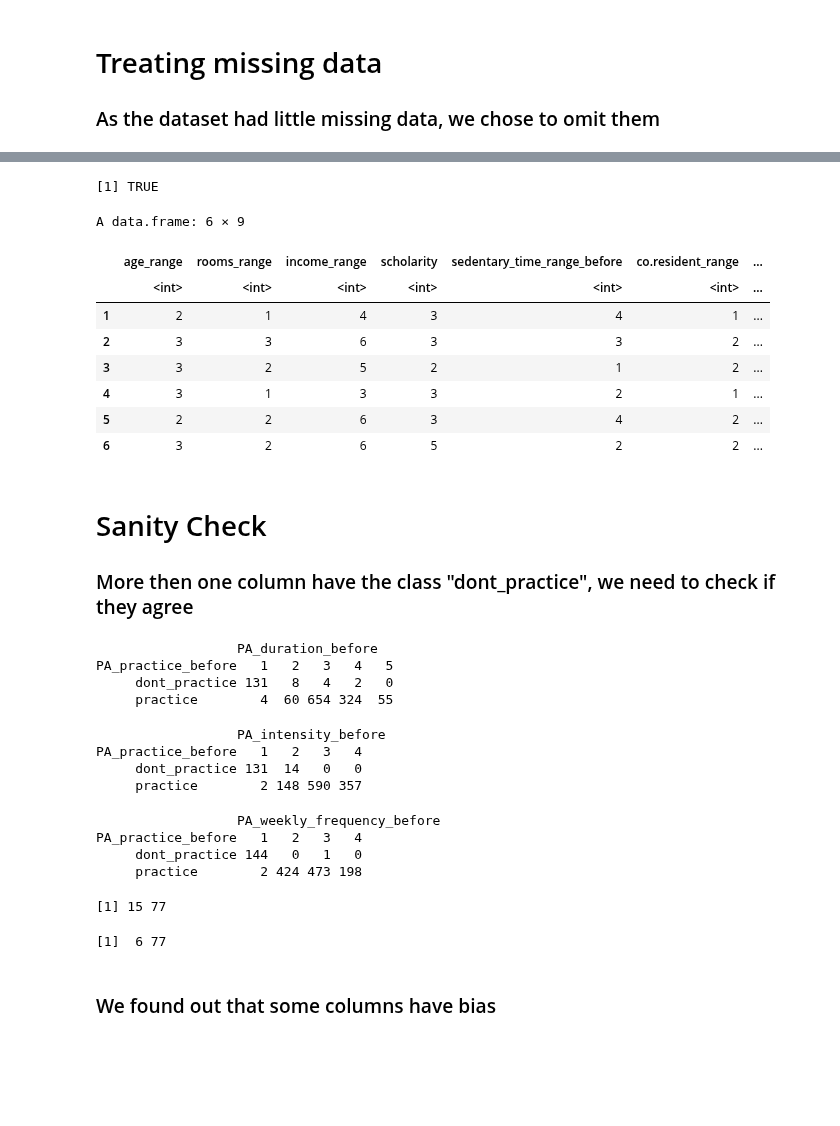
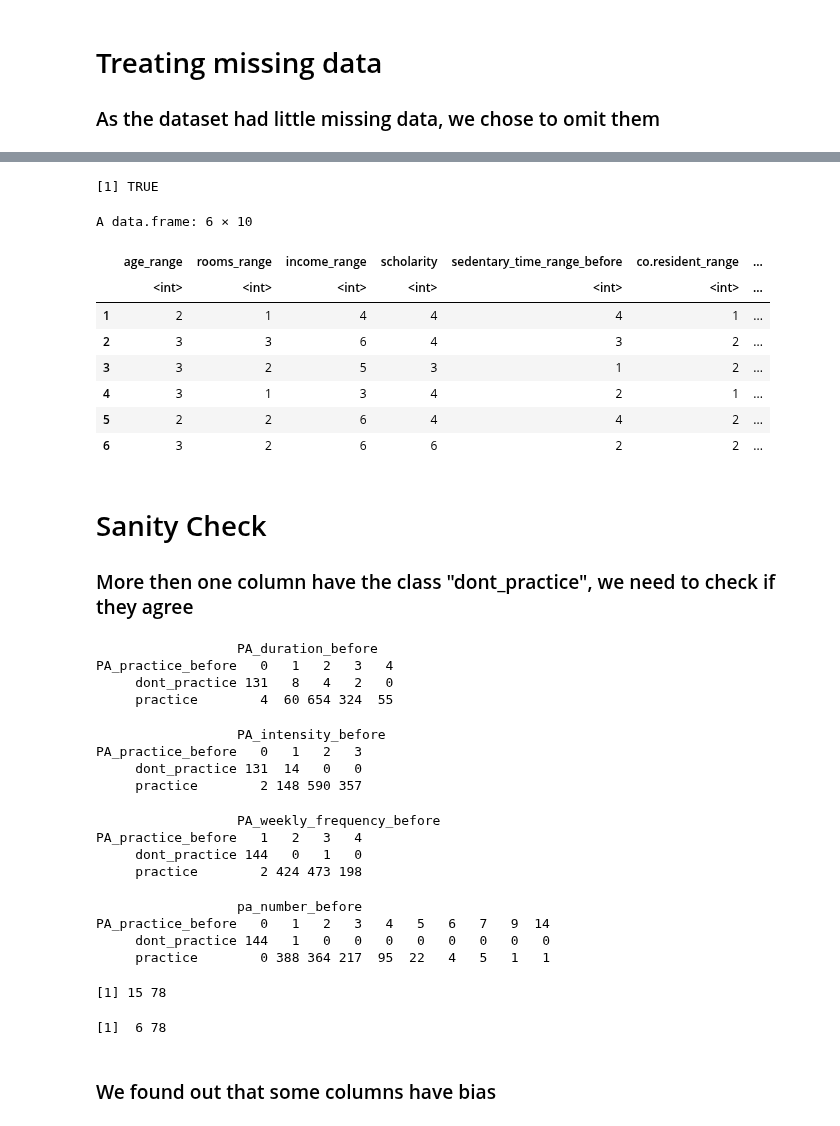
Before and after one commit to LASOS-INT/Barreiras-e-Facilitadores, a Jupyter notebook: R-notebooks/Script-main.ipynb, the cells around one changed output, grey strips where cells are left out. Cells and saved outputs as stored; diff of their text form; code cells hidden in the pictures; blank space fills up the shorter version.

```diff
--- a/R-notebooks/Script-main.ipynb
+++ b/R-notebooks/Script-main.ipynb
@@ -36,0 +35,9 @@ unique(sapply(before_dataset, class))
+# %%
+sports = c('running_before','hiking_before','cycling_before','muscle_training_before',
+'soccer_before','tennis_before','volleyball_before','basketball_before',
+'swimming_before','surfing_before','yoga_before','pilates_before',
+'fighting_before','other_sports_before')
+
+before_dataset[, "pa_number_before"] = rowSums(before_dataset[, sports])
+
+before_dataset[, "pa_number_before"]
@@ -53,13 +76,5 @@ before_dataset$PA_practice_before[before_dataset$PA_practice_before == 1] <- "do
 before_dataset$PA_practice_during[before_dataset$PA_practice_during == 0] <- "practice"
 before_dataset$PA_practice_during[before_dataset$PA_practice_during == 1] <- "dont_practice"
 
-
-before_dataset$PA_intensity_before[before_dataset$PA_intensity_before == 4] <- "0"
-
-before_dataset$PA_duration_before[before_dataset$PA_duration_before == 5] <- "0"
-
-
-
-before_dataset[] <- lapply(before_dataset, as.factor)
-
-before_dataset[1190:1200, c("PA_duration_before", "PA_intensity_before")]
+before_dataset$PA_intensity_before[before_dataset$PA_intensity_before == 4] <- 0
+before_dataset$PA_duration_before[before_dataset$PA_duration_before == 5] <- 0
@@ -81,33 +81,38 @@ A data.frame: 11 × 2
 # %%
-ordinal_columns = c(
+numeric_columns = c(
     'age_range',
     'rooms_range',
     'income_range',
     'scholarity',
     'sedentary_time_range_before',
     'co.resident_range',
     "PA_weekly_frequency_before",
     'PA_intensity_before',
-    'PA_duration_before'
+    'PA_duration_before',
+    "pa_number_before"
+)
+columns = names(before_dataset)
+categorical_columns <- columns[!columns %in% numeric_columns]
 
-)
-before_dataset[, ordinal_columns] <- lapply(before_dataset[, ordinal_columns], as.integer)
 
+before_dataset[, categorical_columns] <- lapply(before_dataset[, categorical_columns], as.factor)
+before_dataset[, numeric_columns] <- lapply(before_dataset[, numeric_columns], as.integer)
 
 
 before_dataset[1, 2] < before_dataset[2, 2]
-head(before_dataset[, ordinal_columns])
+
+head(before_dataset[, numeric_columns])
 # %% [output]
 [1] TRUE
-A data.frame: 6 × 9
+A data.frame: 6 × 10
 |  | age_range | rooms_range | income_range | scholarity | sedentary_time_range_before | co.resident_range | ... |
 |  | <int> | <int> | <int> | <int> | <int> | <int> | ... |
-| 1 | 2 | 1 | 4 | 3 | 4 | 1 | ... |
-| 2 | 3 | 3 | 6 | 3 | 3 | 2 | ... |
-| 3 | 3 | 2 | 5 | 2 | 1 | 2 | ... |
-| 4 | 3 | 1 | 3 | 3 | 2 | 1 | ... |
-| 5 | 2 | 2 | 6 | 3 | 4 | 2 | ... |
-| 6 | 3 | 2 | 6 | 5 | 2 | 2 | ... |
+| 1 | 2 | 1 | 4 | 4 | 4 | 1 | ... |
+| 2 | 3 | 3 | 6 | 4 | 3 | 2 | ... |
+| 3 | 3 | 2 | 5 | 3 | 1 | 2 | ... |
+| 4 | 3 | 1 | 3 | 4 | 2 | 1 | ... |
+| 5 | 2 | 2 | 6 | 4 | 4 | 2 | ... |
+| 6 | 3 | 2 | 6 | 6 | 2 | 2 | ... |
 # %% [markdown]
 # Sanity Check
 
@@ -116,33 +121,46 @@ A data.frame: 6 × 9
 table(before_dataset[, c("PA_practice_before", "PA_duration_before")])
 table(before_dataset[, c("PA_practice_before", "PA_intensity_before")])
 table(before_dataset[, c("PA_practice_before", "PA_weekly_frequency_before")])
+table(before_dataset[, c("PA_practice_before", "pa_number_before")])
 # %% [output]
                   PA_duration_before
-PA_practice_before   1   2   3   4   5
+PA_practice_before   0   1   2   3   4
      dont_practice 131   8   4   2   0
      practice        4  60 654 324  55
                   PA_intensity_before
-PA_practice_before   1   2   3   4
+PA_practice_before   0   1   2   3
      dont_practice 131  14   0   0
      practice        2 148 590 357
                   PA_weekly_frequency_before
 PA_practice_before   1   2   3   4
      dont_practice 144   0   1   0
      practice        2 424 473 198
+                  pa_number_before
+PA_practice_before   0   1   2   3   4   5   6   7   9  14
+     dont_practice 144   1   0   0   0   0   0   0   0   0
+     practice        0 388 364 217  95  22   4   5   1   1
 # %%
-differ_dp <- ( before_dataset$PA_duration_before != 1 | before_dataset$PA_intensity_before != 1 | before_dataset$PA_weekly_frequency_before != 1 )
+differ_dp <- ( before_dataset$PA_duration_before != 0
+                | before_dataset$PA_intensity_before != 0
+                | before_dataset$PA_weekly_frequency_before != 1
+                | before_dataset$pa_number_before != 0
+            )
 strange_dp <- before_dataset$PA_practice_before == "dont_practice" & differ_dp
 dim(before_dataset[strange_dp, ])
 before_dataset <- before_dataset[!strange_dp,]
 # %% [output]
-[1] 15 77
+[1] 15 78
 # %%
-differ_p <- before_dataset$PA_duration_before == 1 | before_dataset$PA_intensity_before == 1 | before_dataset$PA_weekly_frequency_before == 1
+differ_p <- (   before_dataset$PA_duration_before == 0
+                | before_dataset$PA_intensity_before == 0
+                | before_dataset$PA_weekly_frequency_before == 1
+                | before_dataset$pa_number_before == 0
+            )
 strange_p <- before_dataset$PA_practice_before == "practice" & differ_p
 dim(before_dataset[strange_p, ])
 before_dataset <- before_dataset[!strange_p,]
 # %% [output]
-[1]  6 77
+[1]  6 78
 # %% [markdown]
 ### We found out that some columns have bias
 # %%
```
Also changed, not shown: parts of 29 cells of this notebook, 3 other files.
